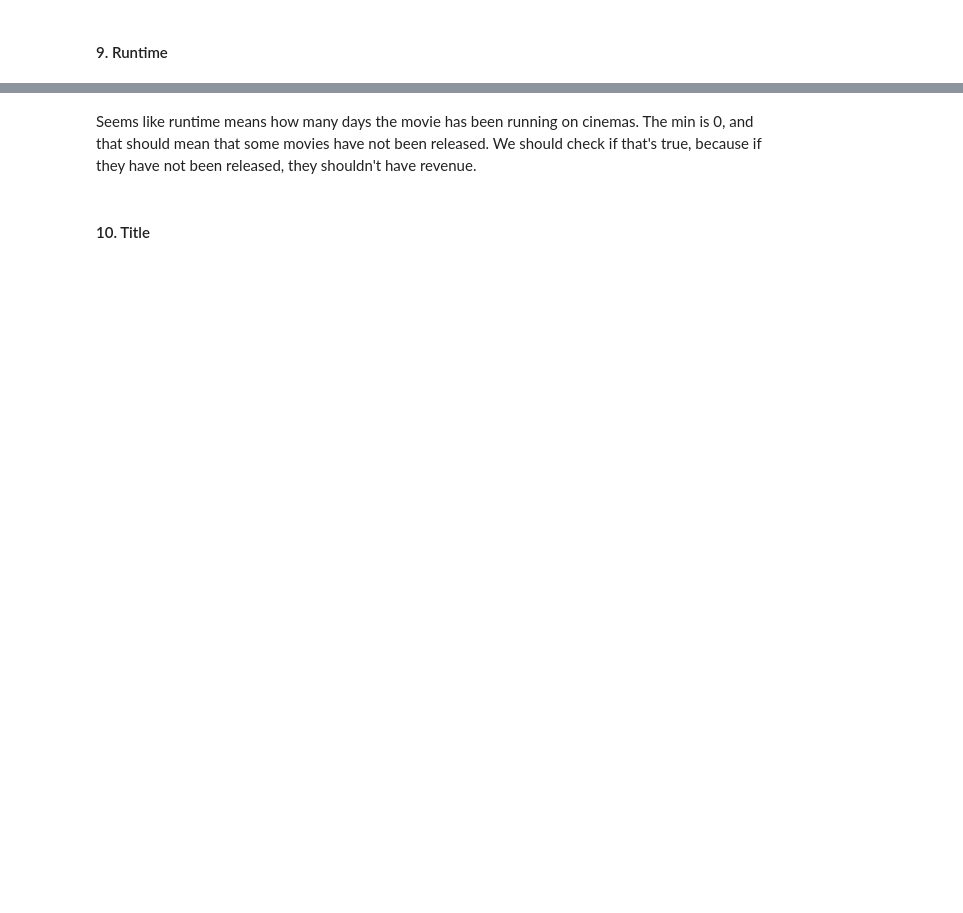
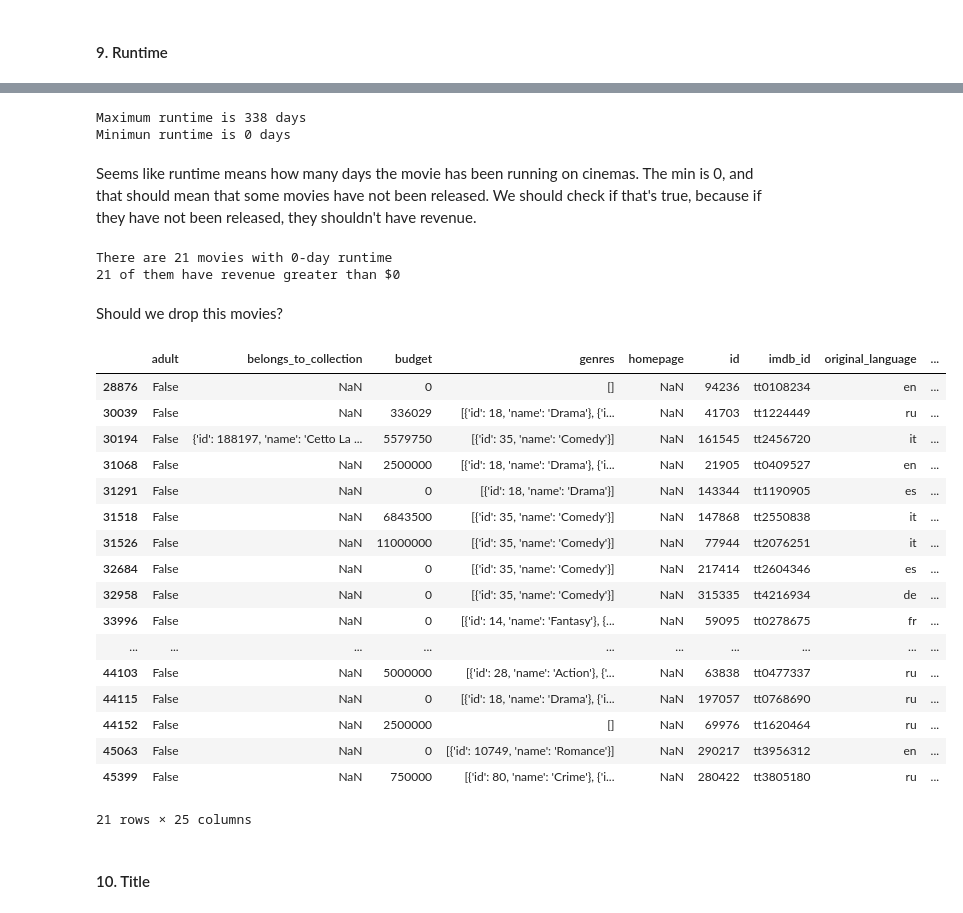
Before and after one commit to ElsaDuran/reves, a Jupyter notebook: Metadata-getting-familiar.ipynb, the cells around one changed output, grey strips where cells are left out. Cells and saved outputs as stored; diff of their text form; code cells hidden in the pictures; blank space fills up the shorter version.

```diff
--- a/Metadata-getting-familiar.ipynb
+++ b/Metadata-getting-familiar.ipynb
@@ -797,6 +777,0 @@ See the caveats in the documentation: http://pandas.pydata.org/pandas-docs/stabl
-# %%
-from datetime import datetime
-#for line in reves_metadata:
-    #str(reves_metadata["release_date"])
-    #reves_metadata["release_date"].replace("-","/")
-reves_metadata["release_date"]=reves_metadata["release_date"].apply(lambda x: datetime.strptime(x, '%Y-%m-%d'))
@@ -805,8 +777,0 @@ TypeError: strptime() argument 1 must be str, not Timestamp
-# %%
-reves_metadata["release_year"]=reves_metadata["release date"][0:3]
-reves_metadata["release_month"]=""
-reves_metadata["release_day"]=""
-def split_to_date(x):
-    year=x[0:3]
-    month=x[5:7]
-    day=x[8:11]
@@ -814,0 +778,10 @@ KeyError: 'release date'
+# %%
+datetime=[]
+for element in reves_metadata["release_date"]:
+    if type(element)==str:
+        date=pd.to_datetime(element, infer_datetime_format=True)
+        datetime.append(date)
+    else:
+        date=element
+        datetime.append(date)
+reves_metadata["datetime"]=datetime
@@ -821,4 +814,40 @@ reves_metadata["runtime"].describe()
+# %%
+print("Maximum runtime is %d days"%(reves_metadata["runtime"].max()))
+print("Minimun runtime is %d days"%(reves_metadata["runtime"].min()))
+# %% [output]
+Maximum runtime is 338 days
+Minimun runtime is 0 days
 # %% [markdown]
 Seems like runtime means how many days the movie has been running on cinemas. The min is 0, and that should mean that some movies have not been released. We should check if that's true, because if they have not been released, they shouldn't have revenue.
+# %%
+not_released=reves_metadata[reves_metadata["runtime"]<=0]
+print("There are %d movies with 0-day runtime"%(len(not_released)))
+print("%d of them have revenue greater than $0"%(len(not_released[not_released["revenue"]>0])))
+# %% [output]
+There are 21 movies with 0-day runtime
+21 of them have revenue greater than $0
+# %% [markdown]
+Should we drop this movies?
+# %%
+not_released[not_released["revenue"]>0]
+# %% [output]
+|  | adult | belongs_to_collection | budget | genres | homepage | id | imdb_id | original_language | ... |
+| 28876 | False | NaN | 0 | [] | NaN | 94236 | tt0108234 | en | ... |
+| 30039 | False | NaN | 336029 | [{'id': 18, 'name': 'Drama'}, {'i... | NaN | 41703 | tt1224449 | ru | ... |
+| 30194 | False | {'id': 188197, 'name': 'Cetto La ... | 5579750 | [{'id': 35, 'name': 'Comedy'}] | NaN | 161545 | tt2456720 | it | ... |
+| 31068 | False | NaN | 2500000 | [{'id': 18, 'name': 'Drama'}, {'i... | NaN | 21905 | tt0409527 | en | ... |
+| 31291 | False | NaN | 0 | [{'id': 18, 'name': 'Drama'}] | NaN | 143344 | tt1190905 | es | ... |
+| 31518 | False | NaN | 6843500 | [{'id': 35, 'name': 'Comedy'}] | NaN | 147868 | tt2550838 | it | ... |
+| 31526 | False | NaN | 11000000 | [{'id': 35, 'name': 'Comedy'}] | NaN | 77944 | tt2076251 | it | ... |
+| 32684 | False | NaN | 0 | [{'id': 35, 'name': 'Comedy'}] | NaN | 217414 | tt2604346 | es | ... |
+| 32958 | False | NaN | 0 | [{'id': 35, 'name': 'Comedy'}] | NaN | 315335 | tt4216934 | de | ... |
+| 33996 | False | NaN | 0 | [{'id': 14, 'name': 'Fantasy'}, {... | NaN | 59095 | tt0278675 | fr | ... |
+| ... | ... | ... | ... | ... | ... | ... | ... | ... | ... |
+| 44103 | False | NaN | 5000000 | [{'id': 28, 'name': 'Action'}, {'... | NaN | 63838 | tt0477337 | ru | ... |
+| 44115 | False | NaN | 0 | [{'id': 18, 'name': 'Drama'}, {'i... | NaN | 197057 | tt0768690 | ru | ... |
+| 44152 | False | NaN | 2500000 | [] | NaN | 69976 | tt1620464 | ru | ... |
+| 45063 | False | NaN | 0 | [{'id': 10749, 'name': 'Romance'}] | NaN | 290217 | tt3956312 | en | ... |
+| 45399 | False | NaN | 750000 | [{'id': 80, 'name': 'Crime'}, {'i... | NaN | 280422 | tt3805180 | ru | ... |
+21 rows × 25 columns
 # %% [markdown]
 #### 10. Title
```
Also changed, not shown: parts of 17 cells of this notebook.
